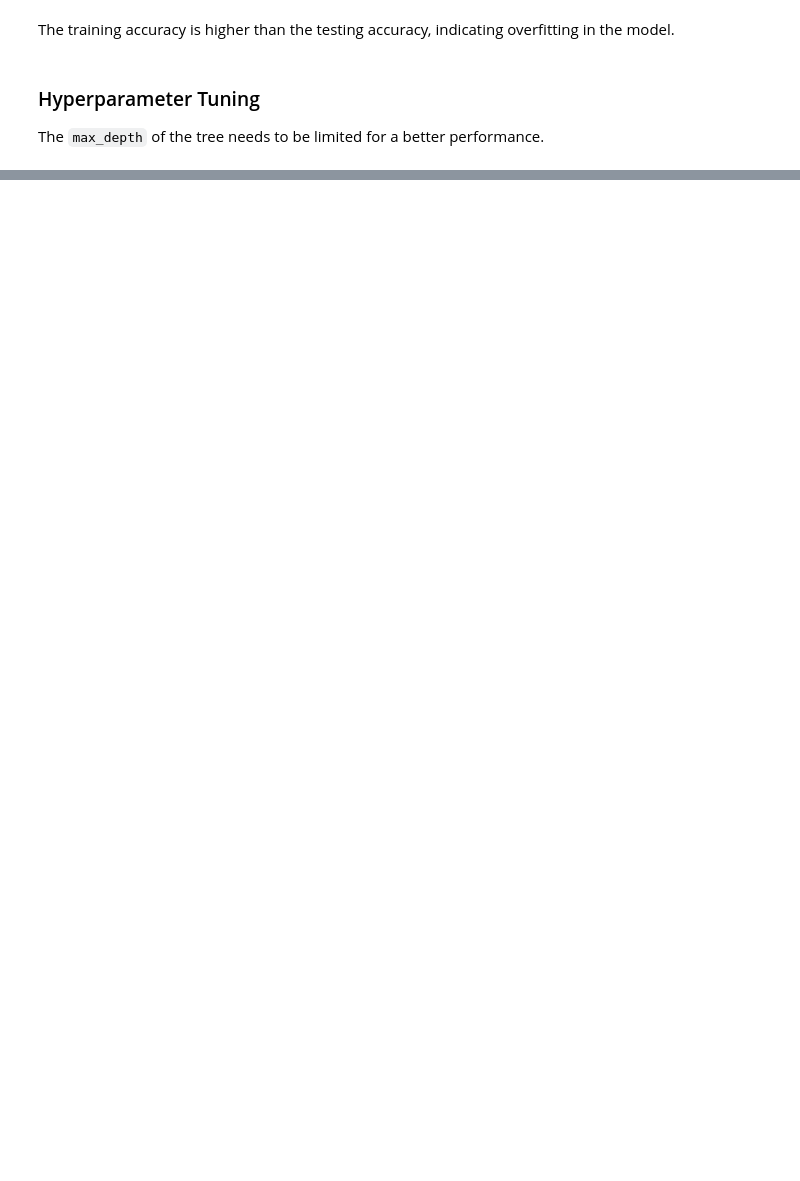
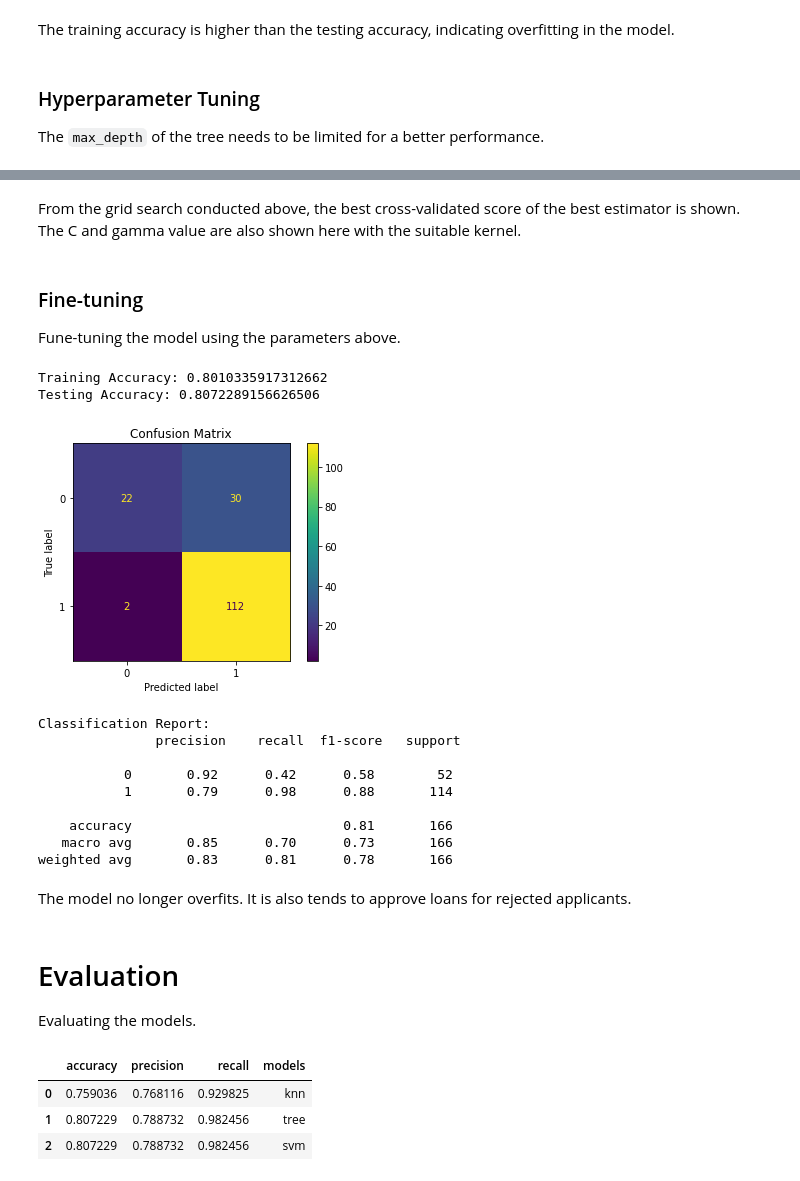
Before and after one commit to lianaling/ds-dec2021, a Jupyter notebook: my_analytics.ipynb, the cells around one changed output, grey strips where cells are left out. Saved outputs shown, nothing was run; the diff lists cells and outputs as text; code cells hidden in the pictures; blank space fills up the shorter version.

Commit message:
Evaluation, metrics messed up

```diff
--- a/my_analytics.ipynb
+++ b/my_analytics.ipynb
@@ -626,0 +677,46 @@ ExecutableNotFound: failed to execute PosixPath('dot'), make sure the Graphviz e
+# %% [markdown]
+From the grid search conducted above, the best cross-validated score of the best estimator is shown. The C and gamma value are also shown here with the suitable kernel.
+# %% [markdown]
+### Fine-tuning
+
+Fune-tuning the model using the parameters above.
+# %%
+# Instantiate model
+svm_model = SVC(kernel='sigmoid', C=10, gamma=0.01)
+
+# Predict
+svm_train_acc, svm_acc, svm_cm, svm_cr = predict(svm_model, X_train, X_test, y_train, y_test)
+# %% [output]
+Training Accuracy: 0.8010335917312662
+Testing Accuracy: 0.8072289156626506
+[figure, added]
+Classification Report:
+               precision    recall  f1-score   support
+
+           0       0.92      0.42      0.58        52
+           1       0.79      0.98      0.88       114
+
+    accuracy                           0.81       166
+   macro avg       0.85      0.70      0.73       166
+weighted avg       0.83      0.81      0.78       166
+# %% [markdown]
+The model no longer overfits. It is also tends to approve loans for rejected applicants.
+# %% [markdown]
+# Evaluation
+
+Evaluating the models.
+# %%
+y = {
+    'accuracy': [knn_acc, tree_acc, svm_acc],
+    'precision': [knn_cr['1']['precision'], tree_cr['1']['precision'], svm_cr['1']['precision']],
+    'recall': [knn_cr['1']['recall'], tree_cr['1']['recall'], svm_cr['1']['recall']],
+    'models': ['knn', 'tree', 'svm']
+}
+
+y = pd.DataFrame(y)
+y
+# %% [output]
+|  | accuracy | precision | recall | models |
+| 0 | 0.759036 | 0.768116 | 0.929825 | knn |
+| 1 | 0.807229 | 0.788732 | 0.982456 | tree |
+| 2 | 0.807229 | 0.788732 | 0.982456 | svm |
```
Also changed, not shown: parts of 29 cells of this notebook.
